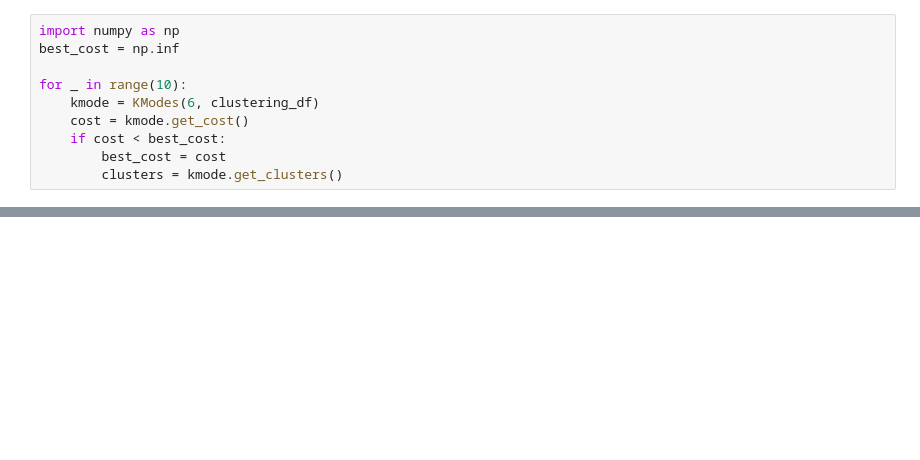
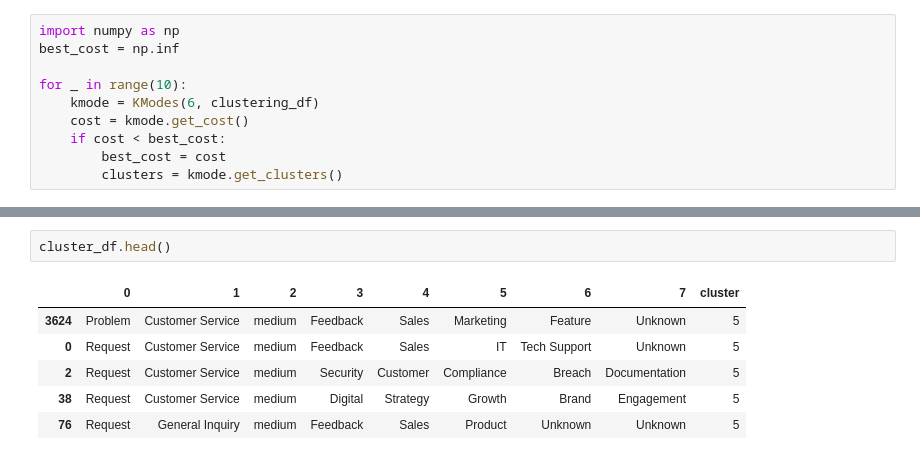
Before and after one commit to JRCockrum/csci4022-final-project, a Jupyter notebook: notebooks/kmodes_test.ipynb, the cells around one changed output, grey strips where cells are left out. Saved outputs shown, nothing was run; the diff lists cells and outputs as text; blank space fills up the shorter version.

```diff
--- a/notebooks/kmodes_test.ipynb
+++ b/notebooks/kmodes_test.ipynb
@@ -207,0 +207,9 @@ Name: count, Length: 69, dtype: int64
+# %%
+cluster_df.head()
+# %% [output]
+|  | 0 | 1 | 2 | 3 | 4 | 5 | 6 | 7 | cluster |
+| 3624 | Problem | Customer Service | medium | Feedback | Sales | Marketing | Feature | Unknown | 5 |
+| 0 | Request | Customer Service | medium | Feedback | Sales | IT | Tech Support | Unknown | 5 |
+| 2 | Request | Customer Service | medium | Security | Customer | Compliance | Breach | Documentation | 5 |
+| 38 | Request | Customer Service | medium | Digital | Strategy | Growth | Brand | Engagement | 5 |
+| 76 | Request | General Inquiry | medium | Feedback | Sales | Product | Unknown | Unknown | 5 |
```
Also changed, not shown: parts of 6 cells of this notebook.
